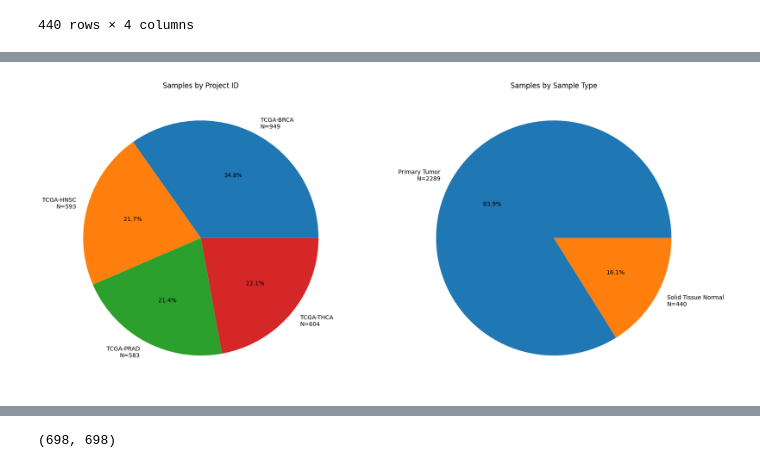
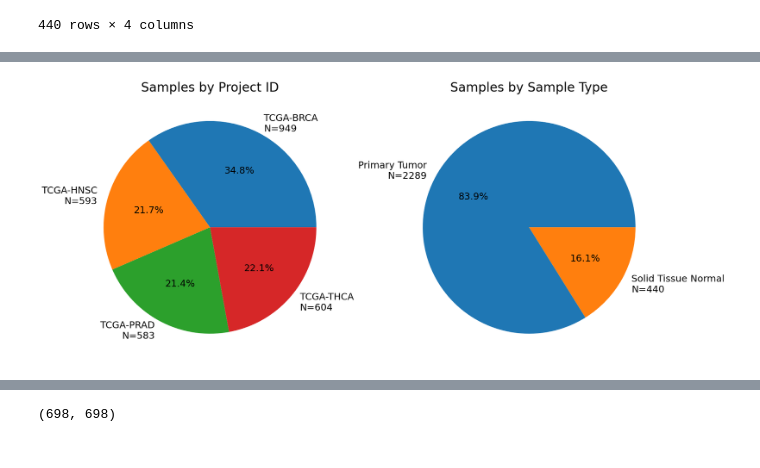
Before and after one commit to jacob-tye/20232110_TCGA_METHYLATION_CLINICAL_ML, a Jupyter notebook: analysis/01_dataset_overview.ipynb, the cells around one changed output, grey strips where cells are left out. Saved outputs shown, nothing was run; the diff lists cells and outputs as text; code cells hidden in the pictures.

```diff
--- a/analysis/01_dataset_overview.ipynb
+++ b/analysis/01_dataset_overview.ipynb
@@ -114,38 +127,38 @@ merged_meta_data = get_merged_meta_data()
 # %%
 import matplotlib.pyplot as plt
 
 fig, ax = plt.subplots(figsize=(20, 20), nrows=1, ncols=2)
 
 # Group by project_id and count the samples
 grouped_samples_project = merged_meta_data.groupby("project_id").count()["sample"]
 grouped_samples_project.name = ""
 
 labels_project = [
     f"{label}\nN={count}"
     for label, count in zip(
         grouped_samples_project.index, grouped_samples_project.values
     )
 ]
 grouped_samples_project.plot.pie(
-    ax=ax[0], labels=labels_project, autopct="%1.1f%%", labeldistance=1.1
+    ax=ax[0], labels=labels_project, autopct="%1.1f%%", labeldistance=1.1, fontsize=18
 )
-ax[0].set_title("Samples by Project ID")
+ax[0].set_title("Samples by Project ID", fontsize=24)
 
 # Group by sample_type and count the samples
 grouped_samples_type = merged_meta_data.groupby("sample_type").count()["sample"]
 grouped_samples_type.name = ""
 
 labels_type = [
     f"{label}\nN={count}"
     for label, count in zip(grouped_samples_type.index, grouped_samples_type.values)
 ]
 
-grouped_samples_type.plot.pie(ax=ax[1], labels=labels_type, autopct="%1.1f%%")
-ax[1].set_title("Samples by Sample Type")
+grouped_samples_type.plot.pie(ax=ax[1], labels=labels_type, autopct="%1.1f%%", fontsize=18)
+ax[1].set_title("Samples by Sample Type", fontsize=24)
 
 plt.show()
 # %% [output]
-[figure, old version]
+[figure, new version]
 # %%
 data['cancer_clinical']
 # %% [output]
```
Also changed, not shown: parts of 8 cells of this notebook, 7 other files.
